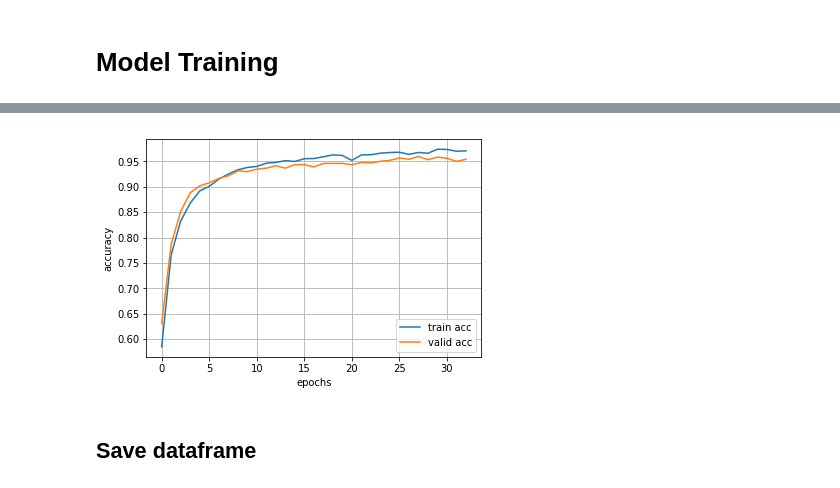
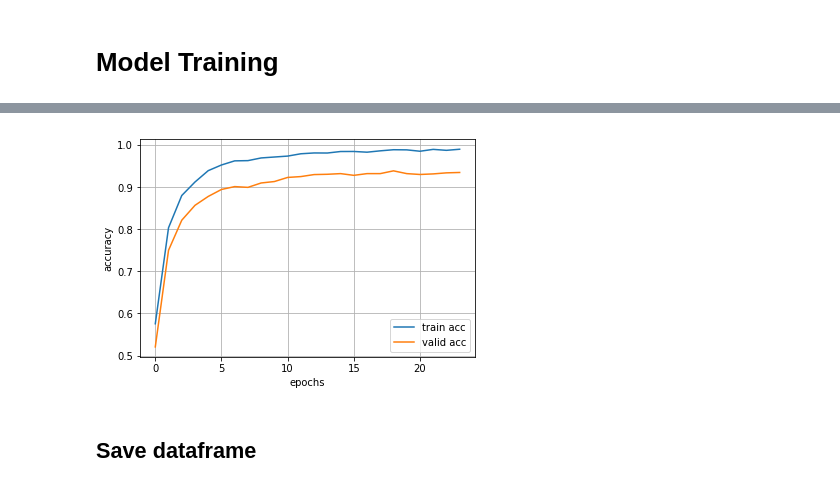
Before and after one commit to fstahl1/traffic-sign-classifier, a Jupyter notebook: Traffic_Sign_Classifier.ipynb, the cells around one changed output, grey strips where cells are left out. Saved outputs shown, nothing was run; the diff lists cells and outputs as text; code cells hidden in the pictures.

```diff
--- a/Traffic_Sign_Classifier.ipynb
+++ b/Traffic_Sign_Classifier.ipynb
@@ -128,7 +129,7 @@ import matplotlib.pyplot as plt
 # Visualizations will be shown in the notebook.
 %matplotlib inline
 # %%
-explore_data = False
+explore_data = True
 # %% [markdown]
 Plot traffic sign images
 # %%
@@ -395,3 +400,4 @@ Shuffle data to avoid overfitting
 from sklearn.utils import shuffle
 
 # X_train_aug, y_train_aug = shuffle(X_train_aug, y_train_aug)
+X_train_aug, y_train_aug = shuffle(X_train, y_train)
@@ -452,0 +437,4 @@ print(X_test_gray.shape)
+# %%
+X_train_pre = preprocess(X_train_aug,'rgb')
+X_valid_pre = preprocess(X_valid,'rgb')
+X_test_pre = preprocess(X_test,'rgb')
@@ -453,13 +468,5 @@ print(X_test_gray.shape)
 # %%
-# import random as rd
-# fig, axs = plt.subplots(2,4, figsize=(16,8))
-# fig.subplots_adjust(hspace=.05,wspace=.3)
-# axs = axs.ravel()
-# for i in range(8):
-#     axs[i].imshow(X_train_gray[rd.randint(0,n_train),:,:,0], cmap='gray')
-
-
-rand_inds = np.random.randint(0,len(X_train_gray),size=(1,12))
+rand_inds = np.random.randint(0,len(X_train_pre),size=(1,12))
 
 num_rows = 3
 num_cols = 4
@@ -469,7 +476,7 @@ fig.subplots_adjust(hspace=.5,wspace=1)
 axs = axs.ravel()
 
 for i in range(num_rows*num_cols):
-    axs[i].imshow(X_train_gray[rand_inds[0][i],:,:,0],cmap='gray')
+    axs[i].imshow(X_train_pre[rand_inds[0][i],:,:,0],cmap='gray')
     sign_str = str(y_train_aug[rand_inds[0][i]])
     axs[i].title.set_text(map_dict[sign_str])
 # %% [output]
@@ -637,6 +648,11 @@ def evaluate(X_data, y_data):
 # %%
 from tqdm import tqdm
 import time
+
+try:
+    saver
+except NameError:
+    saver = tf.train.Saver()
 
 max_acc = 0
 max_acc_epoch = 0
@@ -650,29 +666,29 @@ acc_df = pd.DataFrame({'epoch': [], 'train acc': [], 'valid acc': []})
 
 with tf.Session() as sess:
     sess.run(tf.global_variables_initializer())
-    num_examples = len(X_train_post)
+    num_examples = len(X_train_pre)
 
     print("Training...")
     print()
 
     for i in range(EPOCHS):
 
-        X_train_post, y_train_aug = shuffle(X_train_post, y_train_aug)
+        X_train_pre, y_train_aug = shuffle(X_train_pre, y_train_aug)
 #         for offset in tqdm(range(0, num_examples, BATCH_SIZE)): # includes tqdm progess meter
         for offset in range(0, num_examples, BATCH_SIZE): #without tqdm progress meter
             end = offset + BATCH_SIZE
-            batch_x, batch_y = X_train_post[offset:end], y_train_aug[offset:end]
+            batch_x, batch_y = X_train_pre[offset:end], y_train_aug[offset:end]
             # training
             sess.run(training_operation, feed_dict={x: batch_x, y: batch_y})
 
-        train_accuracy = evaluate(X_train_post, y_train_aug)
+        train_accuracy = evaluate(X_train_pre, y_train_aug)
         #         accuracy_course[0,i] = train_accuracy
-        valid_accuracy = evaluate(X_valid_post, y_valid)
+        valid_accuracy = evaluate(X_valid_pre, y_valid)
         #         accuracy_course[1,i] = valid_accuracy
 
-        print("EPOCH {}".format(i+1), ": ",
+        print("\nEPOCH {}".format(i+1), ": ",
               "train_acc = {:.3f}".format(train_accuracy), ", "
-              "valid_acc = {:.3f}".format(valid_accuracy))
+              "valid_acc = {:.3f}".format(valid_accuracy),end=" ")
 
         acc_df = acc_df.append({'epoch': i,
                        'train acc': train_accuracy, 'valid acc': valid_accuracy},
@@ -680,16 +696,18 @@ with tf.Session() as sess:
 
         if valid_accuracy > max_acc:
             max_acc_epoch, max_acc = i, valid_accuracy
+            saver.save(sess, './lenet.ckpt')
+            print('(max)',end="")
         elif i - max_acc_epoch >= 5:
             print('Stopping after 5 epochs without improvement.')
             break
 
-    try:
-        saver
-    except NameError:
-        saver = tf.train.Saver()
-    saver.save(sess, './lenet')
-    print("Model saved")
+#     try:
+#         saver
+#     except NameError:
+#         saver = tf.train.Saver()
+#     saver.save(sess, './lenet')
+#     print("Model saved")
 
     acc_df['train acc'].plot(legend=True)
     ax = acc_df['valid acc'].plot(grid=True,legend=True)
@@ -720,4 +738,4 @@ Training time:  371.11 s
-[figure, old version]
+[figure, new version]
 # %% [markdown]
 ## Save dataframe
 # %%
```
Also changed, not shown: parts of 43 cells of this notebook, 27 other files.
